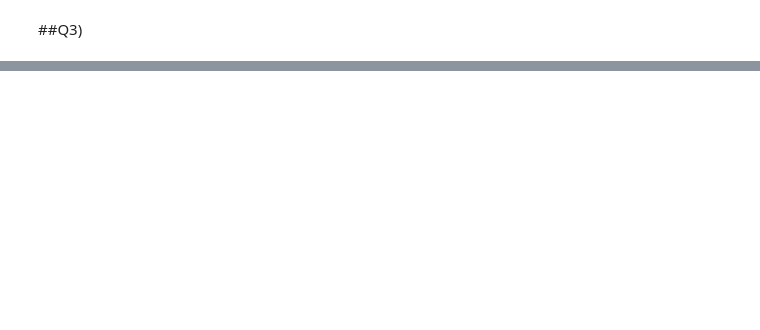
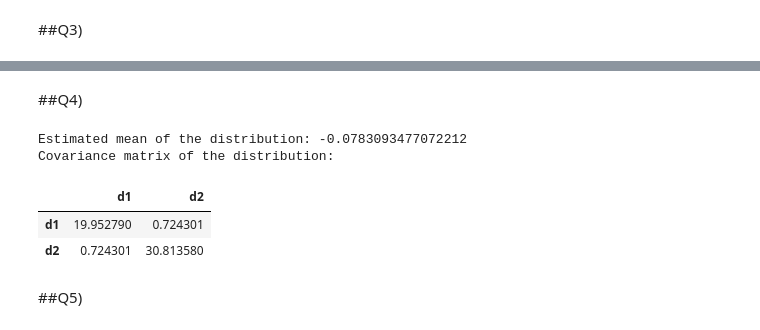
Before and after one commit to danieldiamont/DataScienceLab, a Jupyter notebook: Lab_1_dd28977.ipynb, the cells around one changed output, grey strips where cells are left out. Saved outputs shown, nothing was run; the diff lists cells and outputs as text; code cells hidden in the pictures; blank space fills up the shorter version.

```diff
--- a/Lab_1_dd28977.ipynb
+++ b/Lab_1_dd28977.ipynb
@@ -96,0 +100,44 @@ Estimated std dev of distribution is: 5.0013543111112195
+# %% [markdown]
+##Q4)
+# %%
+#mean matrix
+u = [-5,5]
+#covariance matrix
+covar = [[20, 0.8],[0.8,30]]
+
+# generate 10,000 samples of 2D data from Gaussian distribution
+d1,d2 = np.random.multivariate_normal(u, covar, 10000).T
+
+#estimate the mean of the distribution
+u1 = np.sum(d1)/d1.size
+u2 = np.sum(d2)/d2.size
+u_est = u1 + u2
+
+#estimate the covariance matrix for the data
+t1 = (d1-u1)*(d1-u1)
+var1 = np.sum(t1)/t1.size #variance of distribution 1
+t2 = (d2-u2)*(d2-u2)
+var2 = np.sum(t2)/t2.size #variance of distribution 2
+
+t_co = (d1-u1)*(d2-u2)
+covar = np.sum(t_co)/t_co.size #covariance of distribution 1 and 2
+
+cov = [] # covariance matrix
+cov.append([var1,covar])
+cov.append([covar,var2])
+
+print("Estimated mean of the distribution: " + str(u_est))
+print("Covariance matrix of the distribution: ")
+
+df = pd.DataFrame(cov)
+df.rename(index={0:'d1',1:'d2'}, inplace=True)
+df.rename(columns={0:'d1',1:'d2'}, inplace=True)
+display(df)
+# %% [output]
+Estimated mean of the distribution: -0.0783093477072212
+Covariance matrix of the distribution:
+|  | d1 | d2 |
+| d1 | 19.952790 | 0.724301 |
+| d2 | 0.724301 | 30.813580 |
+# %% [markdown]
+##Q5)
```
Also changed, not shown: parts of 5 cells of this notebook.
